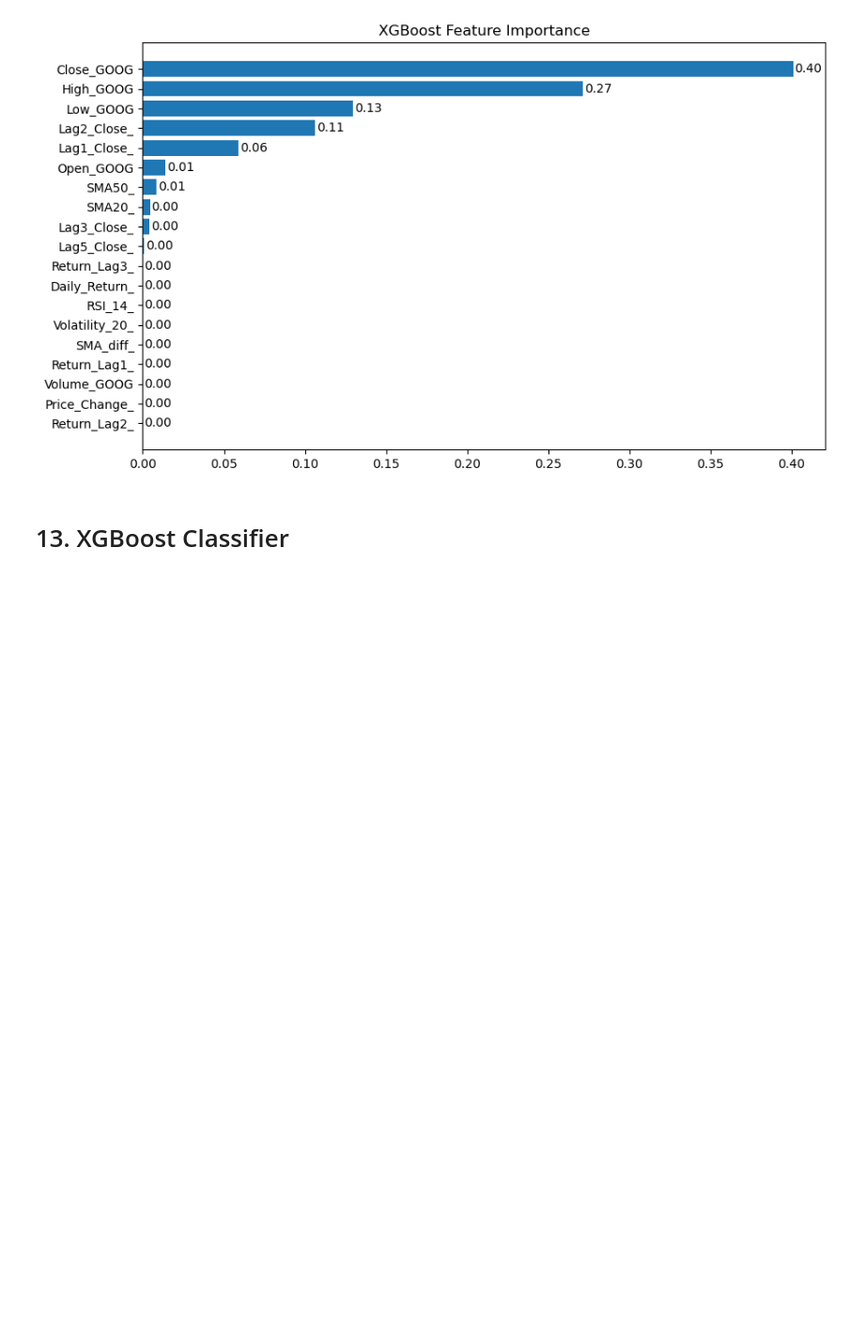
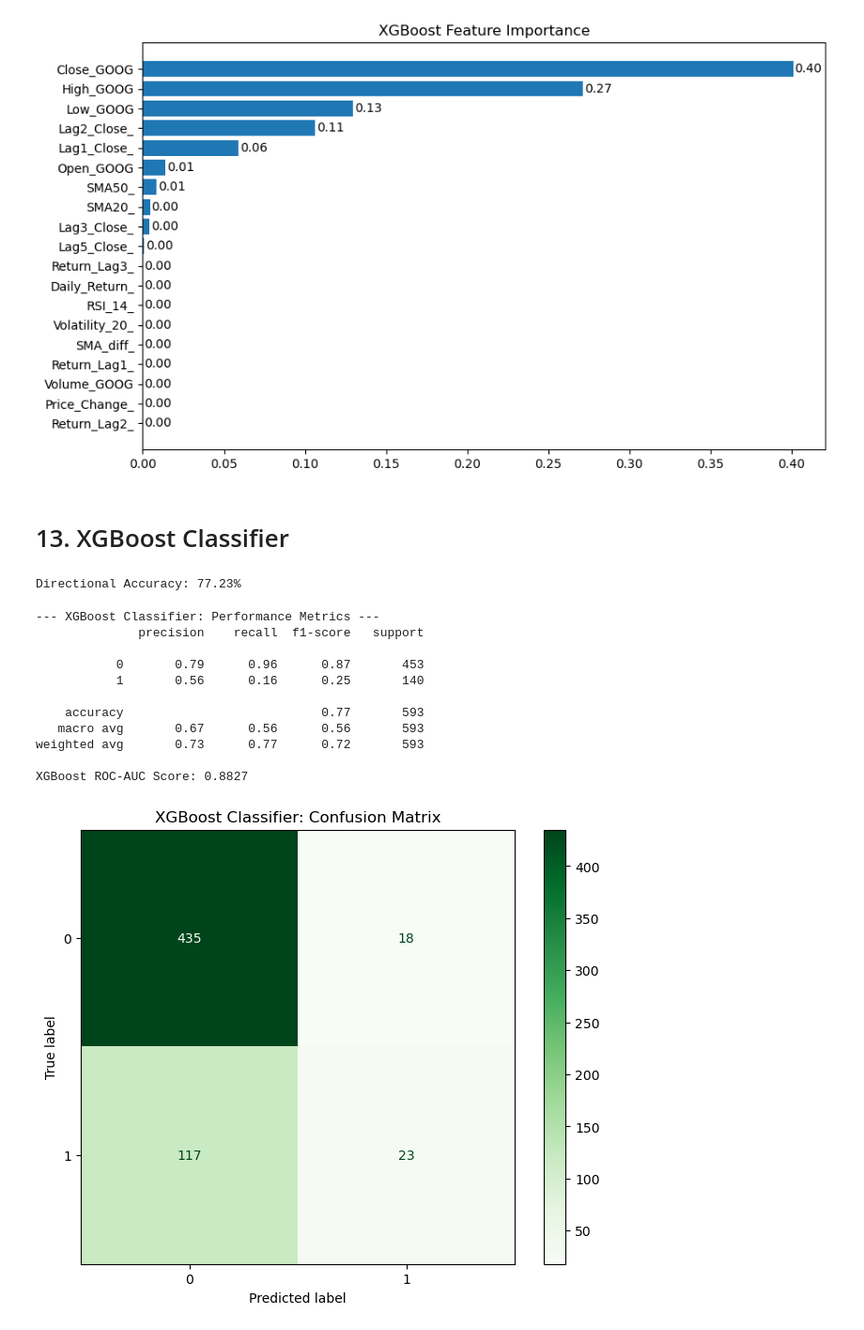
Before and after one commit to Denim951/stock-price-forecasting, a Jupyter notebook: stock_model_development.ipynb, the cells around one changed output. Shown at 94% size. Cells and saved outputs as stored; diff of their text form; code cells hidden in the pictures; blank space fills up the shorter version.

Commit message:
Added XGBoost Classifier: Achieved 77.23% directional accuracy and 0.88 ROC-AUC with detailed evaluation visuals.

```diff
--- a/stock_model_development.ipynb
+++ b/stock_model_development.ipynb
@@ -754,3 +756,44 @@ plt.show()
 [figure]
 # %% [markdown]
 # 13. XGBoost Classifier
+# %%
+# 1. Create a binary target (1 if price goes up, 0 if down)
+y_train_class = (y_train_dir.diff() > 0).astype(int)
+y_test_class = (y_test_dir.diff() > 0).astype(int)
+
+# 2. Initialize and train the classifier
+xgb_class = XGBClassifier(n_estimators=100, learning_rate=0.05, max_depth=5, random_state=42)
+xgb_class.fit(X_train_dir, y_train_class)
+
+# 3. Predict and evaluate
+class_preds = xgb_class.predict(X_test_dir)
+print(f"Directional Accuracy: {accuracy_score(y_test_class, class_preds):.2%}")
+# %% [output]
+Directional Accuracy: 77.23%
+# %%
+# 1. Classification Report
+print("--- XGBoost Classifier: Performance Metrics ---")
+print(classification_report(y_test_class, class_preds))
+
+# 2. Simplified ROC-AUC
+xgb_roc_auc = roc_auc_score(y_test_class, xgb_class.predict_proba(X_test_dir)[:, 1])
+print(f"XGBoost ROC-AUC Score: {xgb_roc_auc:.4f}")
+
+# 3. Confusion Matrix
+fig, ax = plt.subplots(figsize=(8, 6))
+ConfusionMatrixDisplay.from_predictions(y_test_class, class_preds, ax=ax, cmap='Greens')
+ax.set_title("XGBoost Classifier: Confusion Matrix")
+plt.show()
+# %% [output]
+--- XGBoost Classifier: Performance Metrics ---
+              precision    recall  f1-score   support
+
+           0       0.79      0.96      0.87       453
+           1       0.56      0.16      0.25       140
+
+    accuracy                           0.77       593
+   macro avg       0.67      0.56      0.56       593
+weighted avg       0.73      0.77      0.72       593
+
+XGBoost ROC-AUC Score: 0.8827
+[figure, added]
```
Also changed, not shown: parts of 3 cells of this notebook.
